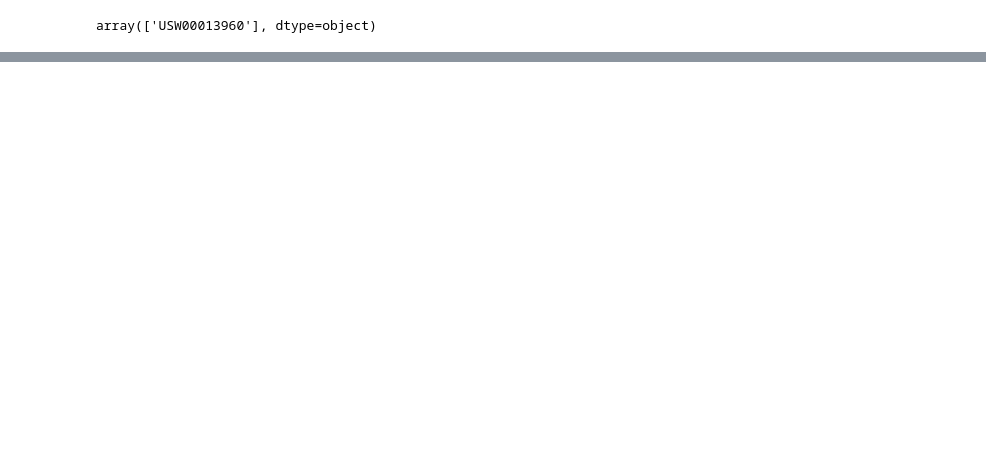
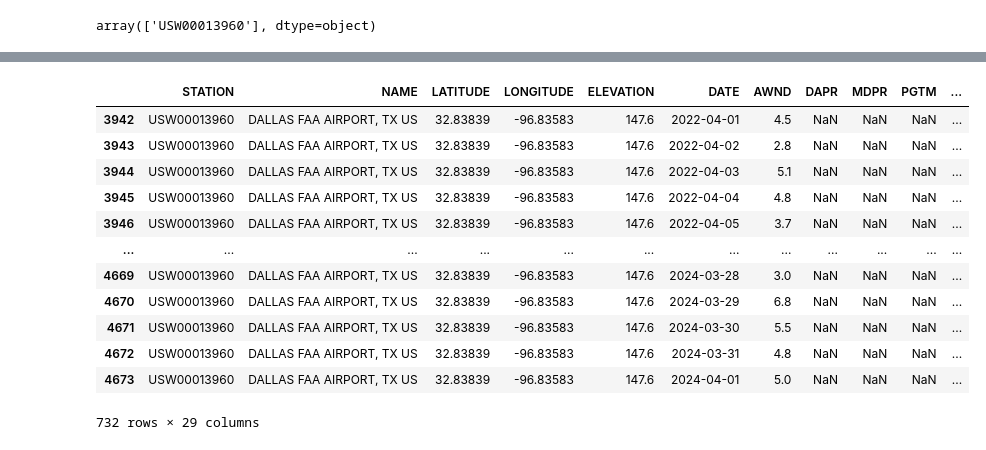
Before and after one commit to siwa-p/Air-quality-monitoring-and-prediction-using-PurpleAir-data, a Jupyter notebook: notebooks/noaa_api.ipynb, the cells around one changed output, grey strips where cells are left out. Drawn from its saved outputs; the diff is of its cells as text; code cells hidden in the pictures; blank space fills up the shorter version.

```diff
--- a/notebooks/noaa_api.ipynb
+++ b/notebooks/noaa_api.ipynb
@@ -207,0 +252,16 @@ array(['USW00013960'], dtype=object)
+# %%
+data[data['STATION']=='USW00013960'][['STATION', 'LATITUDE', 'LONGITUDE', 'ELEVATION', 'DATE', 'AWND', 'DAPR', 'MDPR', 'PGTM', 'PRCP', 'SNOW', 'SNWD', 'TAVG','TMAX','TMIN', 'WDF2','WDF5', 'WESD', 'WESF','WSF2', 'WSF5', 'WT01', 'WT02', 'WT03', 'WT04', 'WT05', 'WT06','WT08']]
+# %% [output]
+|  | STATION | NAME | LATITUDE | LONGITUDE | ELEVATION | DATE | AWND | DAPR | MDPR | PGTM | ... |
+| 3942 | USW00013960 | DALLAS FAA AIRPORT, TX US | 32.83839 | -96.83583 | 147.6 | 2022-04-01 | 4.5 | NaN | NaN | NaN | ... |
+| 3943 | USW00013960 | DALLAS FAA AIRPORT, TX US | 32.83839 | -96.83583 | 147.6 | 2022-04-02 | 2.8 | NaN | NaN | NaN | ... |
+| 3944 | USW00013960 | DALLAS FAA AIRPORT, TX US | 32.83839 | -96.83583 | 147.6 | 2022-04-03 | 5.1 | NaN | NaN | NaN | ... |
+| 3945 | USW00013960 | DALLAS FAA AIRPORT, TX US | 32.83839 | -96.83583 | 147.6 | 2022-04-04 | 4.8 | NaN | NaN | NaN | ... |
+| 3946 | USW00013960 | DALLAS FAA AIRPORT, TX US | 32.83839 | -96.83583 | 147.6 | 2022-04-05 | 3.7 | NaN | NaN | NaN | ... |
+| ... | ... | ... | ... | ... | ... | ... | ... | ... | ... | ... | ... |
+| 4669 | USW00013960 | DALLAS FAA AIRPORT, TX US | 32.83839 | -96.83583 | 147.6 | 2024-03-28 | 3.0 | NaN | NaN | NaN | ... |
+| 4670 | USW00013960 | DALLAS FAA AIRPORT, TX US | 32.83839 | -96.83583 | 147.6 | 2024-03-29 | 6.8 | NaN | NaN | NaN | ... |
+| 4671 | USW00013960 | DALLAS FAA AIRPORT, TX US | 32.83839 | -96.83583 | 147.6 | 2024-03-30 | 5.5 | NaN | NaN | NaN | ... |
+| 4672 | USW00013960 | DALLAS FAA AIRPORT, TX US | 32.83839 | -96.83583 | 147.6 | 2024-03-31 | 4.8 | NaN | NaN | NaN | ... |
+| 4673 | USW00013960 | DALLAS FAA AIRPORT, TX US | 32.83839 | -96.83583 | 147.6 | 2024-04-01 | 5.0 | NaN | NaN | NaN | ... |
+732 rows × 29 columns
```
Also changed, not shown: parts of 5 cells of this notebook, 5 other files.
